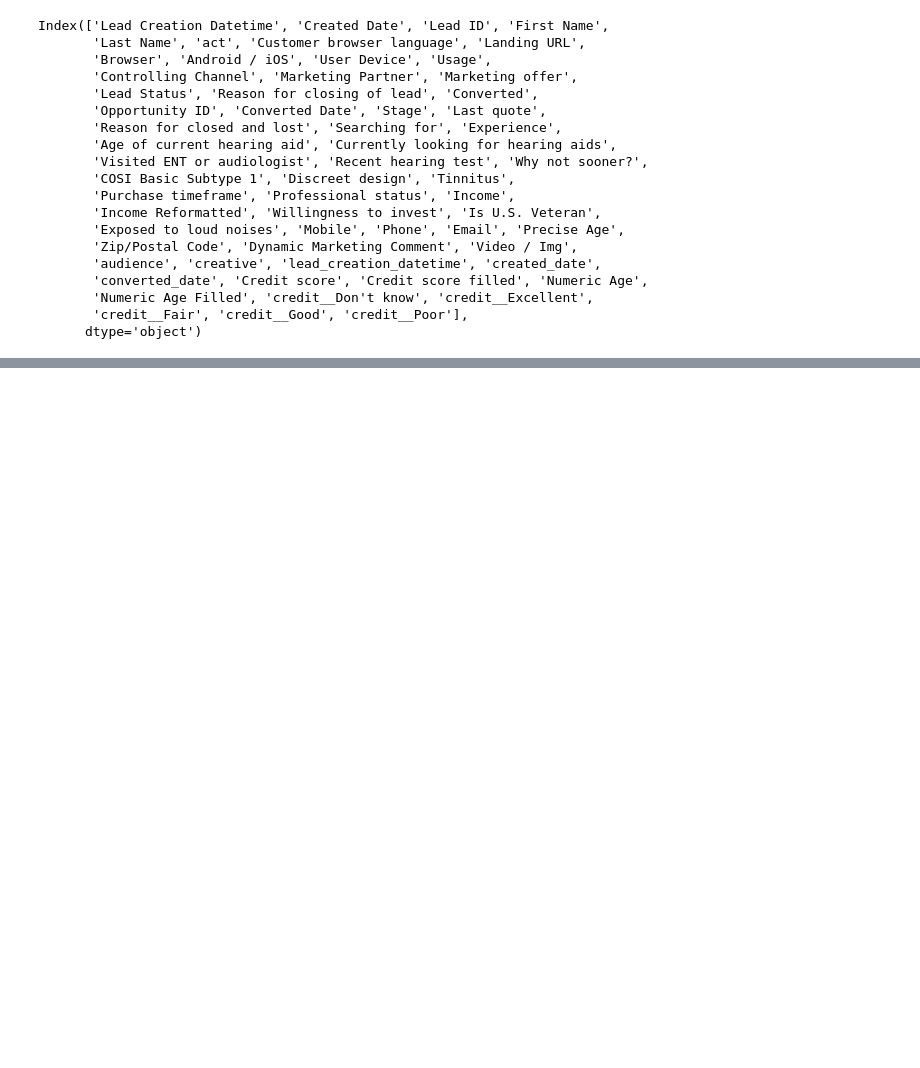
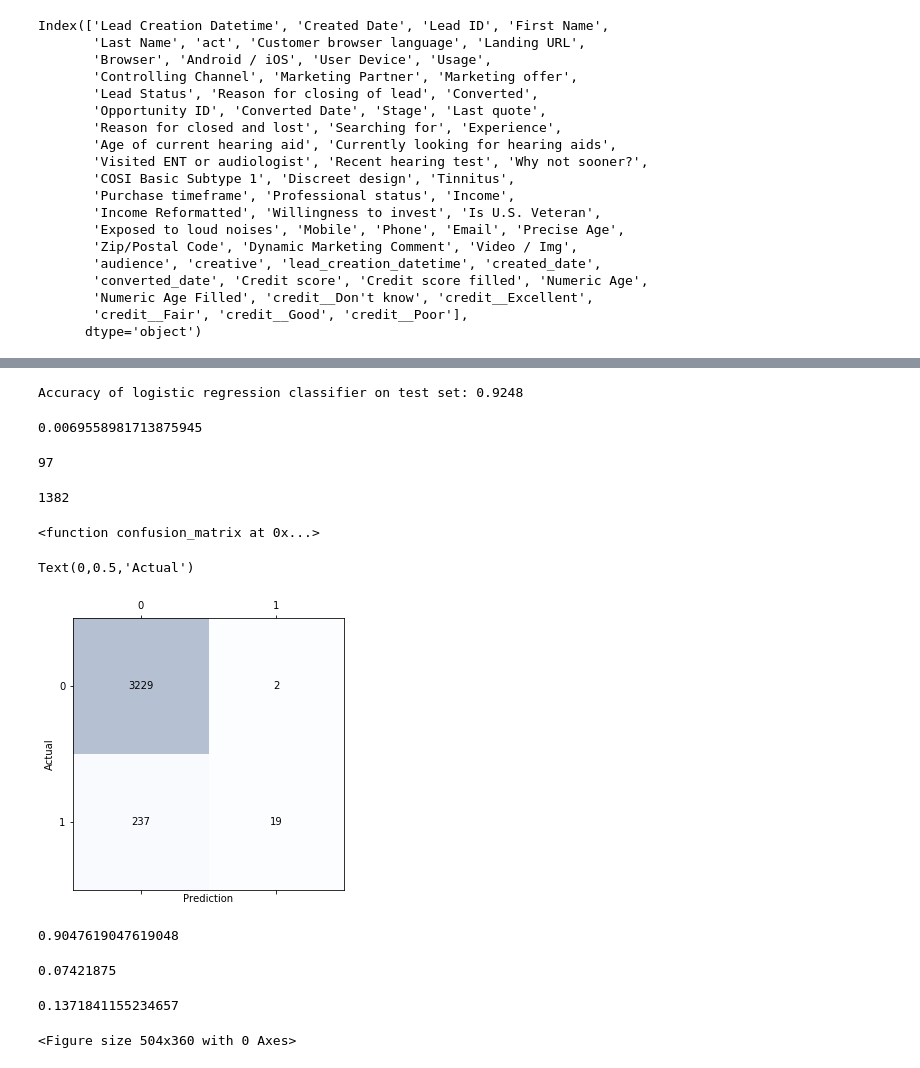
Before and after one commit to joehardy3030/ML, a Jupyter notebook: appt_conv_prediction.ipynb, the cells around one changed output, grey strips where cells are left out. Drawn from its saved outputs; the diff is of its cells as text; code cells hidden in the pictures; blank space fills up the shorter version.

Commit message:
appt_conv_prediction updated with ROC

```diff
--- a/appt_conv_prediction.ipynb
+++ b/appt_conv_prediction.ipynb
@@ -251,0 +461,6 @@ NameError: name 'y' is not defined
+# %%
+model_columns = ["credit__Don't know", 'credit__Poor', 'credit__Excellent',
+                 'credit__Fair', 'credit__Good','Numeric Age Filled',
+                 'Exposed filled', 'iOS', 'HA_age_1 year', 'HA_age_2 years',
+       'HA_age_3 years', 'HA_age_4 years', 'HA_age_5 years', 'HA_age_No HA']
+df_model_data = df[model_columns]
@@ -251,0 +525,4 @@ NameError: name 'y' is not defined
+# %%
+X_train, X_test, y_train, y_test = train_test_split(df_model_data, converted, test_size=0.2, random_state=0)
+logreg = LogisticRegression(C=100.0, class_weight=None)
+logreg.fit(X_train, y_train)
@@ -251,0 +534,3 @@ NameError: name 'y' is not defined
+# %%
+y_pred = logreg.predict(X_test)
+print('Accuracy of logistic regression classifier on test set: {:.4f}'.format(logreg.score(X_test, y_test)))
@@ -251,0 +547,60 @@ NameError: name 'y' is not defined
+# %%
+y_pred_train = logreg.predict(X_train)
+print('Accuracy of logistic regression classifier on test set: {:.4f}'.format(logreg.score(X_train, y_train)))
+# %% [output]
+Accuracy of logistic regression classifier on test set: 0.9248
+# %%
+y_pred_train.mean()
+# %% [output]
+0.0069558981713875945
+# %%
+y_pred_train.sum()
+# %% [output]
+97
+# %%
+converted.sum()
+# %% [output]
+1382
+# %%
+conf_mat = confusion_matrix(y_test, y_pred)
+print(confusion_matrix)
+# %% [output]
+<function confusion_matrix at 0x...>
+# %%
+fig, ax = plt.subplots(figsize=(5, 5))
+ax.matshow(conf_mat, cmap=plt.cm.Blues, alpha=0.3)
+for i in range(conf_mat.shape[0]):
+    for j in range(conf_mat.shape[1]):
+        ax.text(x=j, y=i, s=conf_mat[i, j], va='center', ha='center')
+plt.xlabel('Prediction')
+plt.ylabel('Actual')
+# %% [output]
+Text(0,0.5,'Actual')
+[figure, added]
+# %%
+metrics.precision_score(y_true=y_test, y_pred=y_pred)
+# %% [output]
+0.9047619047619048
+# %%
+metrics.recall_score(y_true=y_test, y_pred=y_pred)
+# %% [output]
+0.07421875
+# %%
+metrics.f1_score(y_true=y_test, y_pred=y_pred)
+# %% [output]
+0.1371841155234657
+# %%
+# ROC Curve
+
+fig = plt.figure(figsize=(7, 5))
+
+mean_tpr = 0.0
+mean_fpr = np.linspace(0, 1, 100)
+all_tpr = []
+
+probas = logreg.predict_proba(X_test)
+
+fpr, tpr, thresholds = roc_curve(y_test,
+                                     probas[:, 1])
+# %% [output]
+<Figure size 504x360 with 0 Axes>
```
Also changed, not shown: parts of 53 cells of this notebook.
